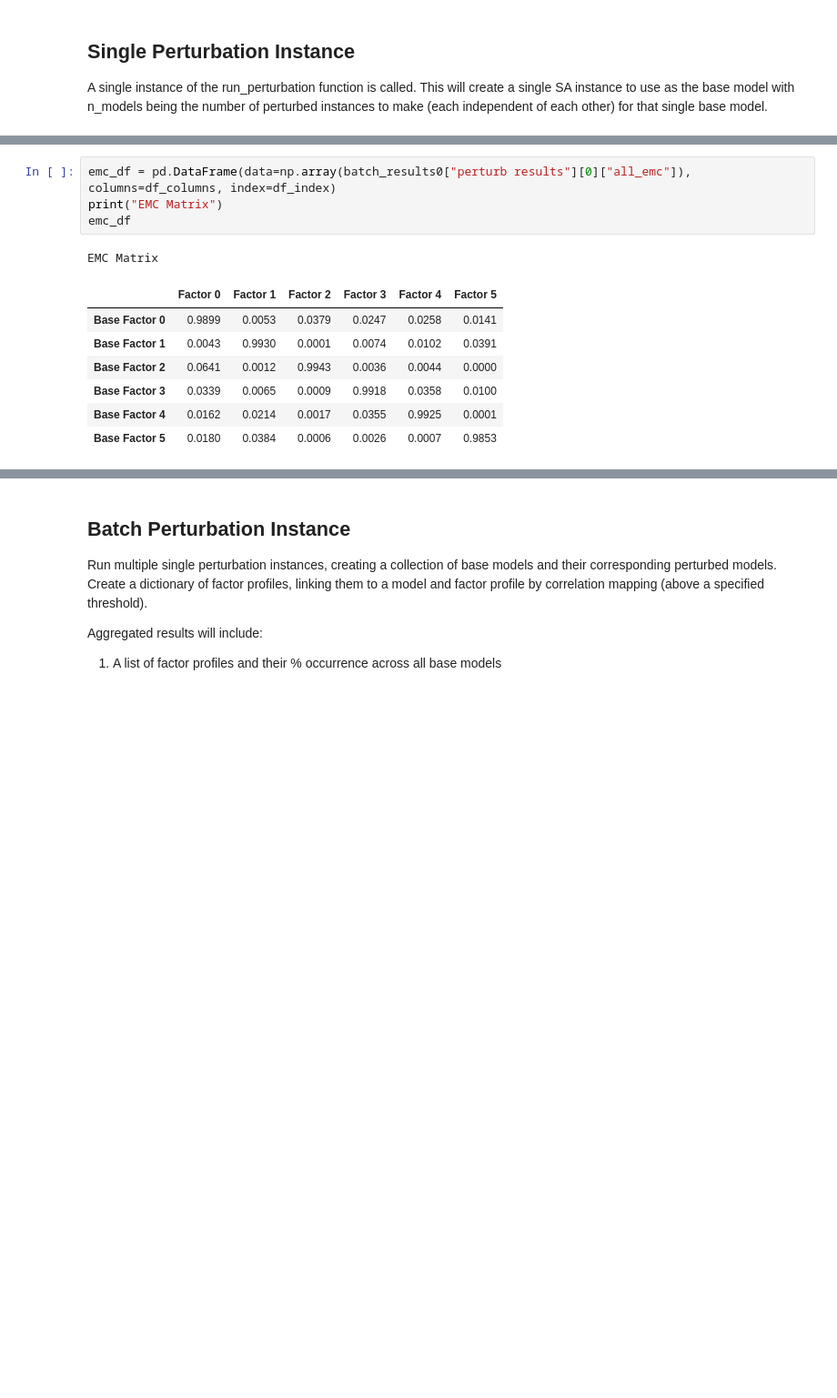
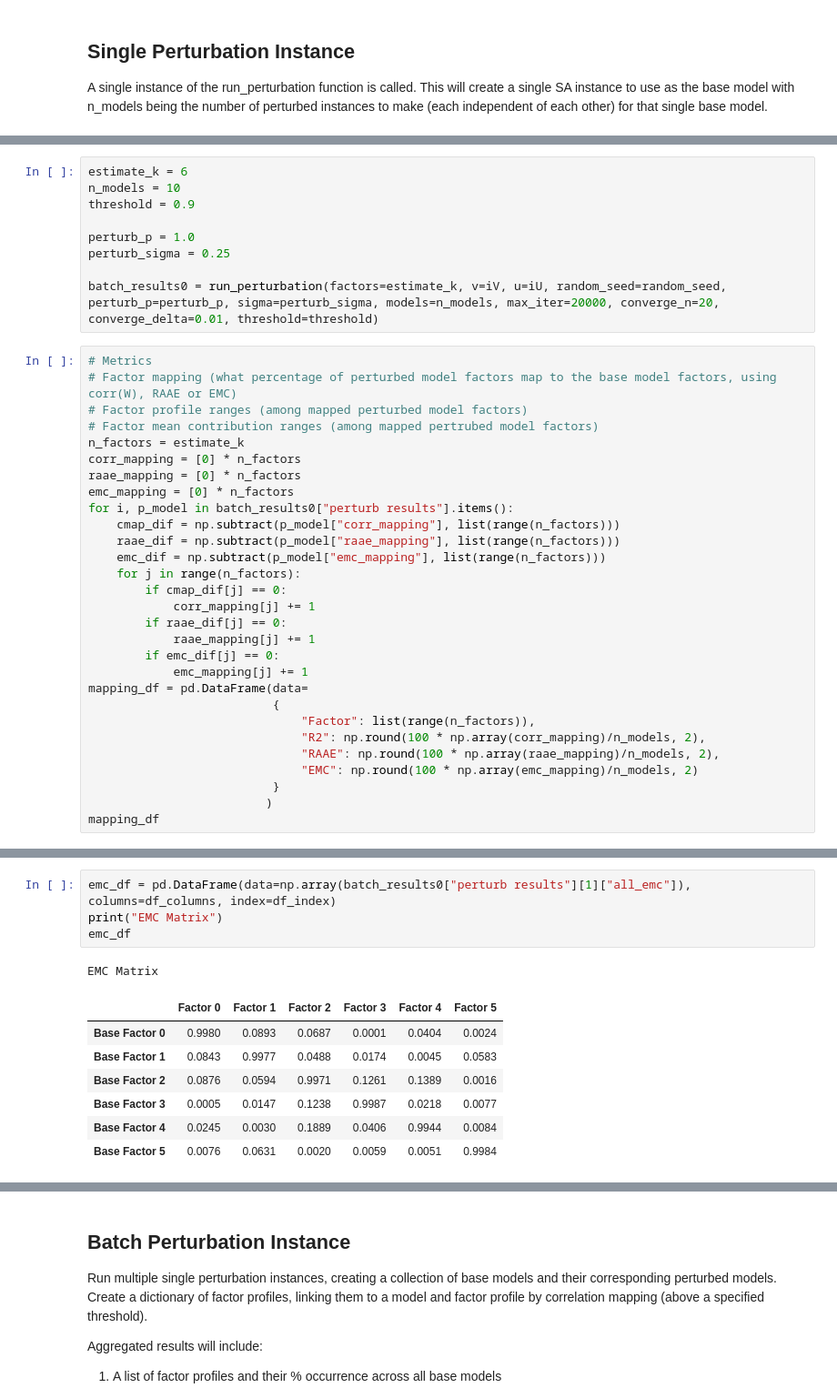
Before and after one commit to quanted/esat, a Jupyter notebook: notebooks/epa_esat_uncertainty-perturbation-workflow.ipynb, the cells around one changed output, grey strips where cells are left out. Shown: that part at 91% size. Saved outputs shown, nothing was run; the diff lists cells and outputs as text; blank space fills up the shorter version.

Commit message:
completed bipartite mapping test and uncertainty perturb workflow

```diff
--- a/notebooks/epa_esat_uncertainty-perturbation-workflow.ipynb
+++ b/notebooks/epa_esat_uncertainty-perturbation-workflow.ipynb
@@ -293,0 +245,38 @@ mapping_df
+# %%
+estimate_k = 6
+n_models = 10
+threshold = 0.9
+
+perturb_p = 1.0
+perturb_sigma = 0.25
+
+batch_results0 = run_perturbation(factors=estimate_k, v=iV, u=iU, random_seed=random_seed, perturb_p=perturb_p, sigma=perturb_sigma, models=n_models, max_iter=20000, converge_n=20, converge_delta=0.01, threshold=threshold)
+# %%
+# Metrics
+# Factor mapping (what percentage of perturbed model factors map to the base model factors, using corr(W), RAAE or EMC)
+# Factor profile ranges (among mapped perturbed model factors)
+# Factor mean contribution ranges (among mapped pertrubed model factors)
+n_factors = estimate_k
+corr_mapping = [0] * n_factors
+raae_mapping = [0] * n_factors
+emc_mapping = [0] * n_factors
+for i, p_model in batch_results0["perturb results"].items():
+    cmap_dif = np.subtract(p_model["corr_mapping"], list(range(n_factors)))
+    raae_dif = np.subtract(p_model["raae_mapping"], list(range(n_factors)))
+    emc_dif = np.subtract(p_model["emc_mapping"], list(range(n_factors)))
+    for j in range(n_factors):
+        if cmap_dif[j] == 0:
+            corr_mapping[j] += 1
+        if raae_dif[j] == 0:
+            raae_mapping[j] += 1
+        if emc_dif[j] == 0:
+            emc_mapping[j] += 1
+mapping_df = pd.DataFrame(data=
+                          {
+                              "Factor": list(range(n_factors)),
+                              "R2": np.round(100 * np.array(corr_mapping)/n_models, 2),
+                              "RAAE": np.round(100 * np.array(raae_mapping)/n_models, 2),
+                              "EMC": np.round(100 * np.array(emc_mapping)/n_models, 2)
+                          }
+                         )
+mapping_df
@@ -322,13 +319,13 @@ RAAE Matrix
 # %%
-emc_df = pd.DataFrame(data=np.array(batch_results0["perturb results"][0]["all_emc"]), columns=df_columns, index=df_index)
+emc_df = pd.DataFrame(data=np.array(batch_results0["perturb results"][1]["all_emc"]), columns=df_columns, index=df_index)
 print("EMC Matrix")
 emc_df
 # %% [output]
 EMC Matrix
 |  | Factor 0 | Factor 1 | Factor 2 | Factor 3 | Factor 4 | Factor 5 |
-| Base Factor 0 | 0.9899 | 0.0053 | 0.0379 | 0.0247 | 0.0258 | 0.0141 |
-| Base Factor 1 | 0.0043 | 0.9930 | 0.0001 | 0.0074 | 0.0102 | 0.0391 |
-| Base Factor 2 | 0.0641 | 0.0012 | 0.9943 | 0.0036 | 0.0044 | 0.0000 |
-| Base Factor 3 | 0.0339 | 0.0065 | 0.0009 | 0.9918 | 0.0358 | 0.0100 |
-| Base Factor 4 | 0.0162 | 0.0214 | 0.0017 | 0.0355 | 0.9925 | 0.0001 |
-| Base Factor 5 | 0.0180 | 0.0384 | 0.0006 | 0.0026 | 0.0007 | 0.9853 |
+| Base Factor 0 | 0.9980 | 0.0893 | 0.0687 | 0.0001 | 0.0404 | 0.0024 |
+| Base Factor 1 | 0.0843 | 0.9977 | 0.0488 | 0.0174 | 0.0045 | 0.0583 |
+| Base Factor 2 | 0.0876 | 0.0594 | 0.9971 | 0.1261 | 0.1389 | 0.0016 |
+| Base Factor 3 | 0.0005 | 0.0147 | 0.1238 | 0.9987 | 0.0218 | 0.0077 |
+| Base Factor 4 | 0.0245 | 0.0030 | 0.1889 | 0.0406 | 0.9944 | 0.0084 |
+| Base Factor 5 | 0.0076 | 0.0631 | 0.0020 | 0.0059 | 0.0051 | 0.9984 |
```
Also changed, not shown: parts of 25 cells of this notebook.
